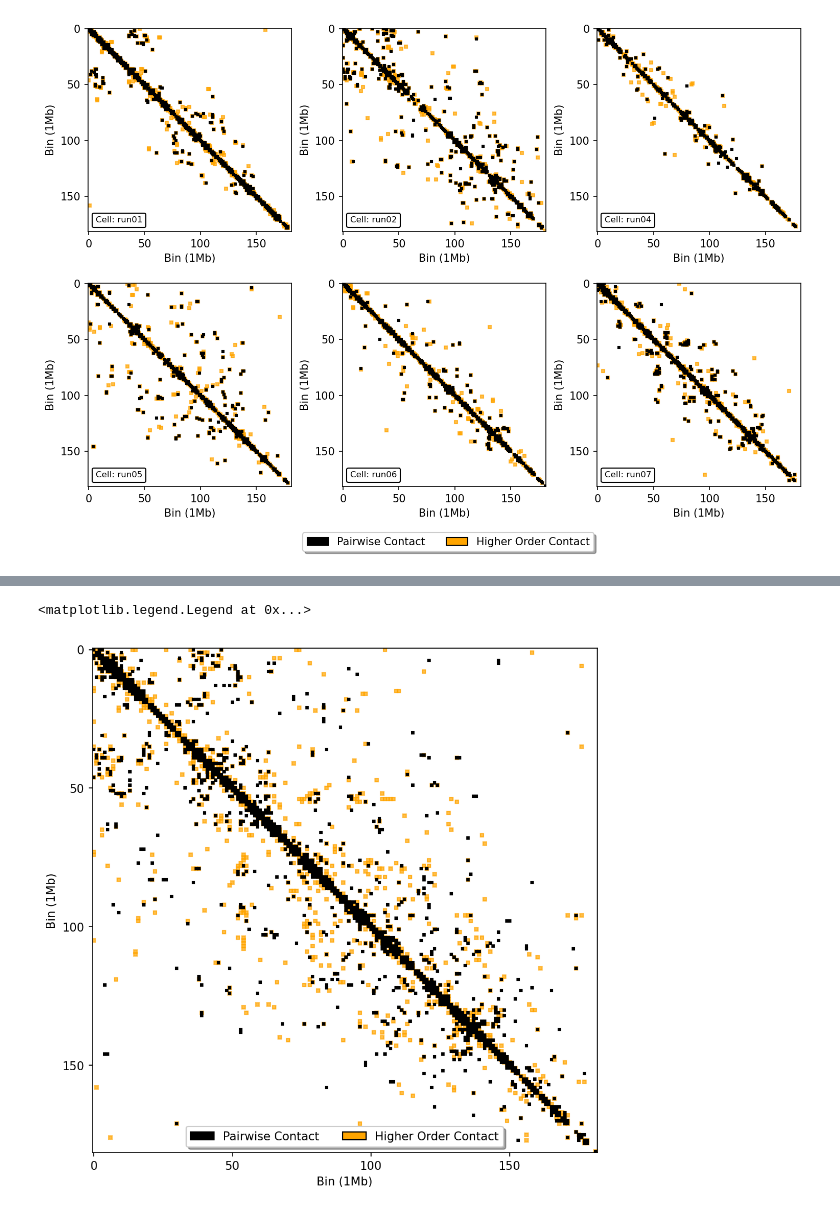
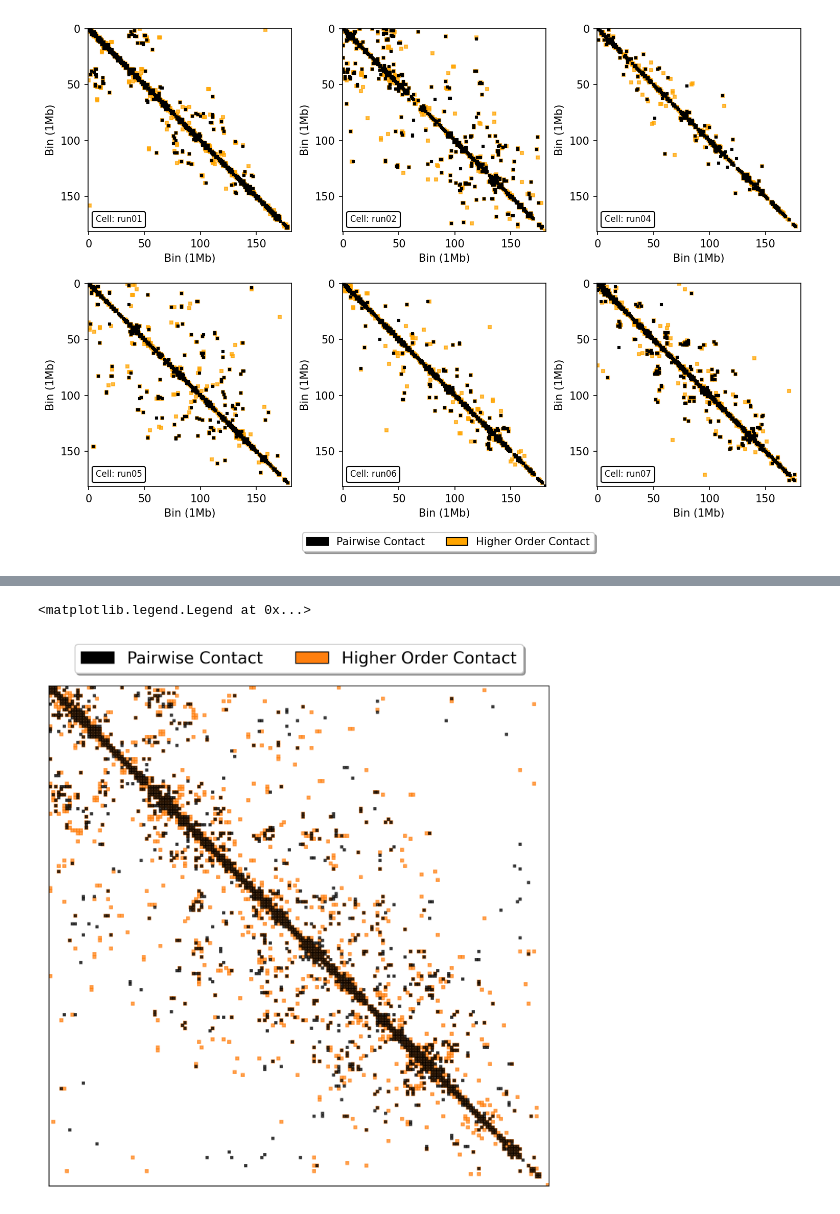
Before and after one commit to CooperStansbury/scPoreC-analysis, a Jupyter notebook: notebooks/higherOrderAnalysis.ipynb, the cells around one changed output, grey strips where cells are left out. Cells and saved outputs as stored; diff of their text form; code cells hidden in the pictures.

```diff
--- a/notebooks/higherOrderAnalysis.ipynb
+++ b/notebooks/higherOrderAnalysis.ipynb
@@ -130,7 +173,7 @@ for cell in df['cell'].unique():
 
     print(f"{cell=}")
     print(f"\t {cellPairs.shape=} {cellHigherOrder.shape=} {Apairs.shape=}")
-    indShape = None
+    indShape = Apairs.shape[0]
 
     hoSplit[cell] = {
         'pairs' : Apairs,
@@ -297,12 +340,13 @@ def categorical_cmap(nc, nsc, cmap="tab20", continuous=False):
 y = contactOrder['Proportion']
 x = metaProp
 
-plt.rcParams['figure.dpi'] = 150
+plt.rcParams['figure.dpi'] = 200
 plt.rcParams['figure.figsize'] = 8, 8
 plt.rcParams['figure.facecolor'] = 'w'
 fig, ax = plt.subplots()
 
 size = 0.3
+fontsize = 15
 
 cmap = categorical_cmap(2, 6, cmap="Set1", continuous=True)
 
@@ -312,6 +356,7 @@ inner_colors = cmap(y)
 
 ax.pie(x,
        labels=['Pairwise', 'Higher Order'],
+       textprops={'fontsize': fontsize},
        radius=1,
        autopct='%1.1f%%',
        pctdistance=0.85,
@@ -326,17 +371,20 @@ for order in contactOrder['Order']:
     if order < labelCutOff:
         labels.append(f"{order}")
     elif order == labelCutOff:
-        labels.append("+")
+        labels.append("")
     else:
         labels.append("")
 
 ax.pie(y,
        labels=labels,
-       labeldistance=0.48,
+       labeldistance=0.45,
+       textprops={'fontsize': fontsize},
        radius=1-size,
        colors=inner_colors,
        wedgeprops=dict(width=size, edgecolor='w'))
 
-ax.set(aspect="equal", title='Proportion of Reads')
+ax.text(-0.13, 0, "Order", size=fontsize)
+
+ax.set(aspect="equal")
 plt.show()
 # %% [output]
@@ -467,30 +515,39 @@ plt.subplots_adjust(wspace=0.25, hspace=-0.42)
 # %%
 pairBulk = np.zeros((182, 182))
 hoBulk = np.zeros((182, 182))
 
 for runId, mats in chrom2Exp.items():
 
     pairBulk += mats['pairs']
     hoBulk += mats['higherOrder']
 
 
 pairBulk = pcu.Abin(pairBulk)
 hoBulk = pcu.Abin(hoBulk)
 
+plt.rcParams['figure.dpi'] = 200
+plt.rcParams['figure.figsize'] = 9, 9
 
-plt.spy(hoBulk, c='orange', alpha=0.7, marker='s', markersize=3)
-plt.spy(pairBulk, c='k', marker='s', markersize=2)
+plt.spy(hoBulk, c='C1', alpha=0.7, marker='s', markersize=3)
+plt.spy(pairBulk, c='k', alpha=0.7, marker='s', markersize=2)
 
-plt.xlabel('Bin (1Mb)')
-plt.ylabel('Bin (1Mb)')
+# plt.xlabel('Bin (1Mb)', fontsize=15)
+# plt.ylabel('Bin (1Mb)', fontsize=15)
 
-ax = plt.gca()
-ax.xaxis.tick_bottom()
+# ax = plt.gca()
+# ax.xaxis.tick_bottom()
+
+plt.xticks([], [])
+plt.yticks([], [])
 
 ax.set_aspect('equal')
 
-plt.legend(handles=legend_elements, loc='lower center',
-      fancybox=True, shadow=True, ncol=5)
+legend_elements = [Patch(facecolor='k', edgecolor='k', label='Pairwise Contact'),
+                   Patch(facecolor='C1', edgecolor='k', label='Higher Order Contact')]
+
+plt.legend(handles=legend_elements, loc='upper center',
+           fancybox=True, shadow=True, ncol=5, fontsize=16,
+           bbox_to_anchor=(0.5, 1.1))
 # %% [output]
 <matplotlib.legend.Legend at 0x...>
-[figure, old version]
+[figure, new version]
```
Also changed, not shown: parts of 13 cells of this notebook, 5 other files.
